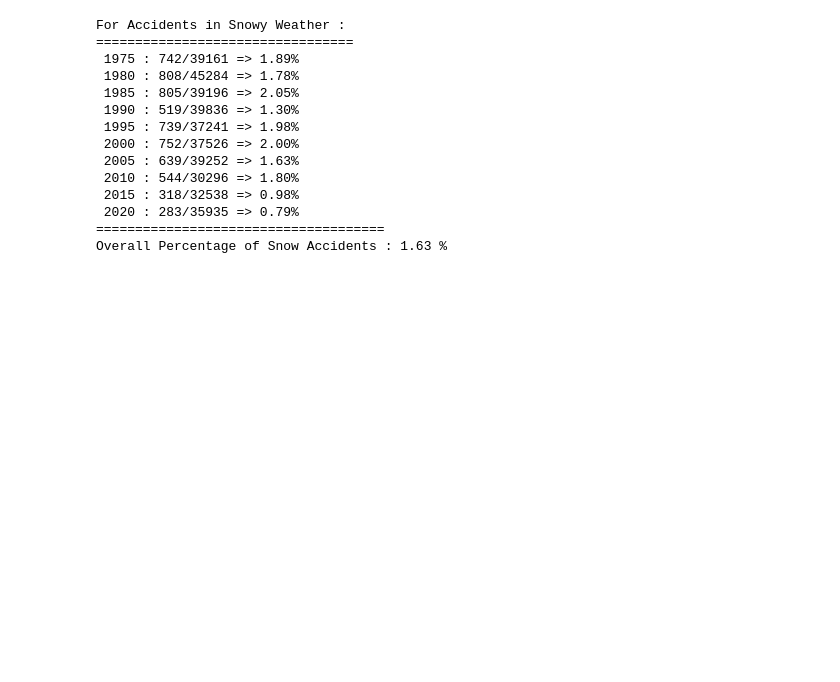
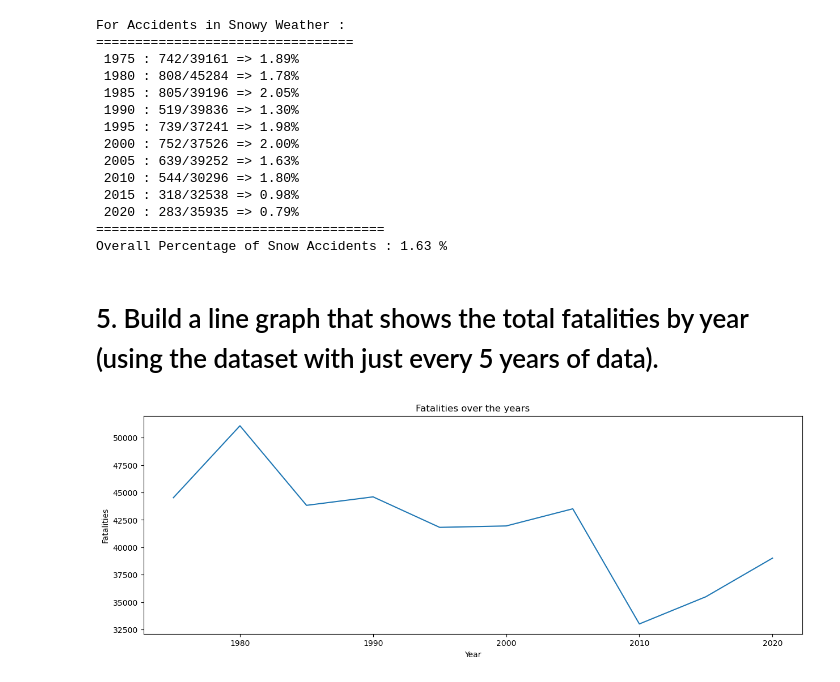
Before and after one commit to spiddacino/AccidentDataAnalysis, a Jupyter notebook: DataAnalysis.ipynb, the cells around one changed output. Cells and saved outputs as stored; diff of their text form; code cells hidden in the pictures; blank space fills up the shorter version.

Commit message:
Yearly fatality plot

```diff
--- a/DataAnalysis.ipynb
+++ b/DataAnalysis.ipynb
@@ -227,3 +228,22 @@ For Accidents in Snowy Weather :
  2020 : 283/35935 => 0.79%
 =====================================
 Overall Percentage of Snow Accidents : 1.63 %
+# %% [markdown]
+# 5. Build a line graph that shows the total fatalities by year (using the dataset with just every 5 years of data).
+# %%
+#plot line graph for accidents over the years
+## get the total fatalities for each year
+fatalities = []
+for year in range(1975,2021,5):
+    df = pd.read_csv(f'accident_all_years/{year}_accident.csv',encoding='ISO-8859-1')
+    fatalities.append(df.FATALS.sum())
+
+## plot the line graph
+plt.figure(figsize=(15,5))
+plt.plot(range(1975,2021,5),fatalities)
+plt.xlabel('Year')
+plt.ylabel('Fatalities')
+plt.title('Fatalities over the years')
+plt.show()
+# %% [output]
+[figure, added]
```
Also changed, not shown: parts of 1 cell of this notebook.
